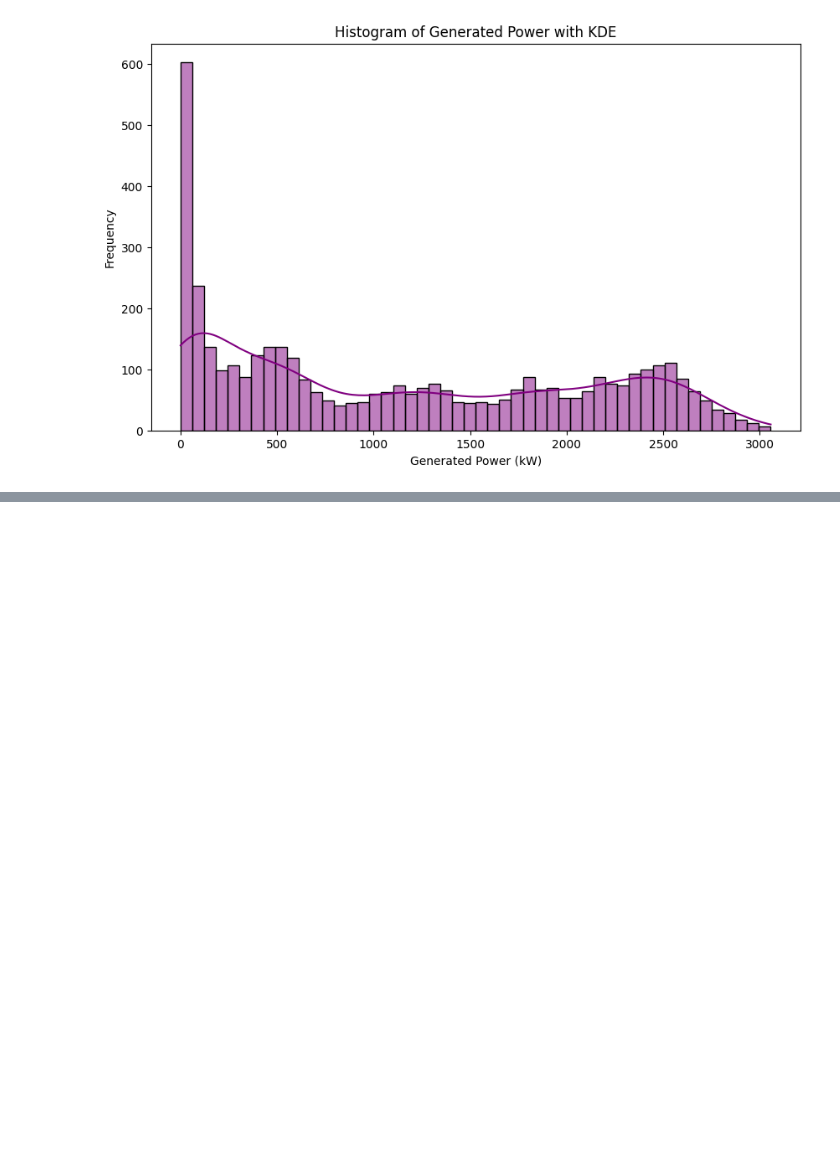
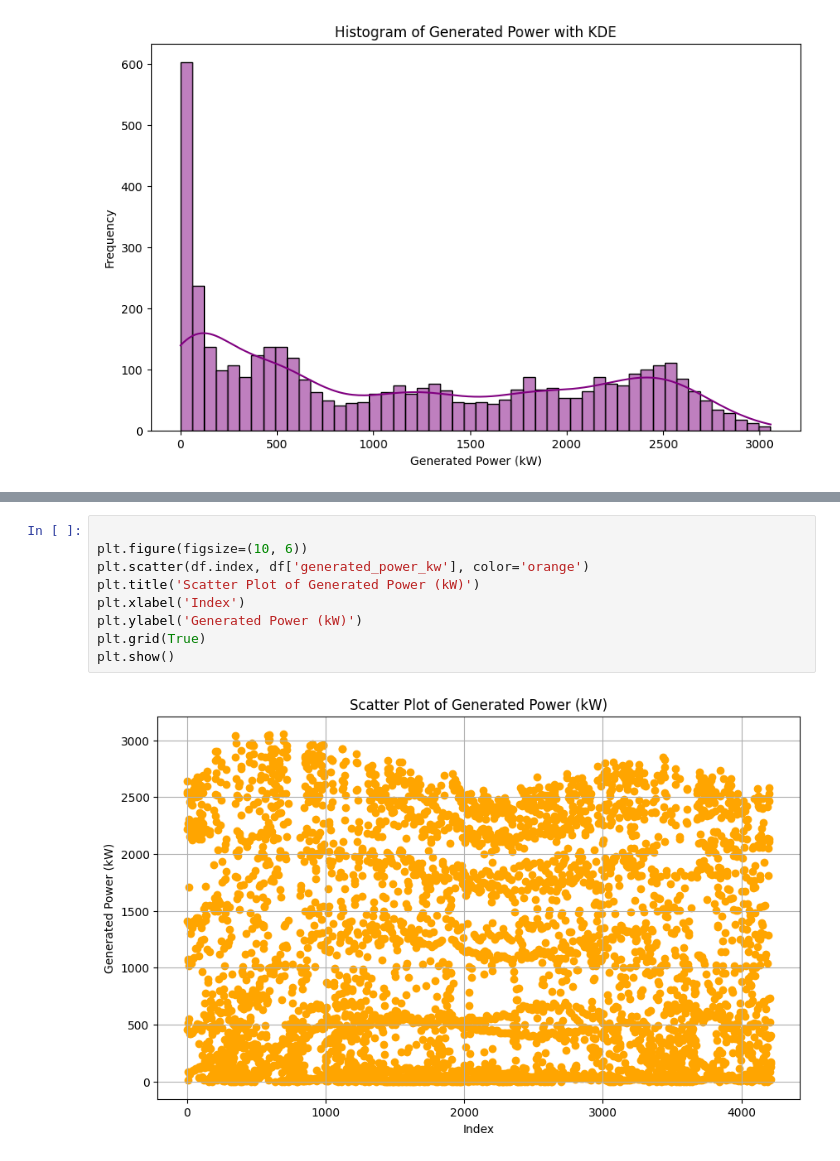
Before and after one commit to Akhil-crypto-shib/-Week-1-project, a Jupyter notebook: solarpowerprediction.ipynb, the cells around one changed output, grey strips where cells are left out. Drawn from its saved outputs; the diff is of its cells as text; blank space fills up the shorter version.

```diff
--- a/solarpowerprediction.ipynb
+++ b/solarpowerprediction.ipynb
@@ -159,0 +192,11 @@ plt.show()
+# %%
+
+plt.figure(figsize=(10, 6))
+plt.scatter(df.index, df['generated_power_kw'], color='orange')
+plt.title('Scatter Plot of Generated Power (kW)')
+plt.xlabel('Index')
+plt.ylabel('Generated Power (kW)')
+plt.grid(True)
+plt.show()
+# %% [output]
+[figure, added]
```
Also changed, not shown: parts of 9 cells of this notebook.
